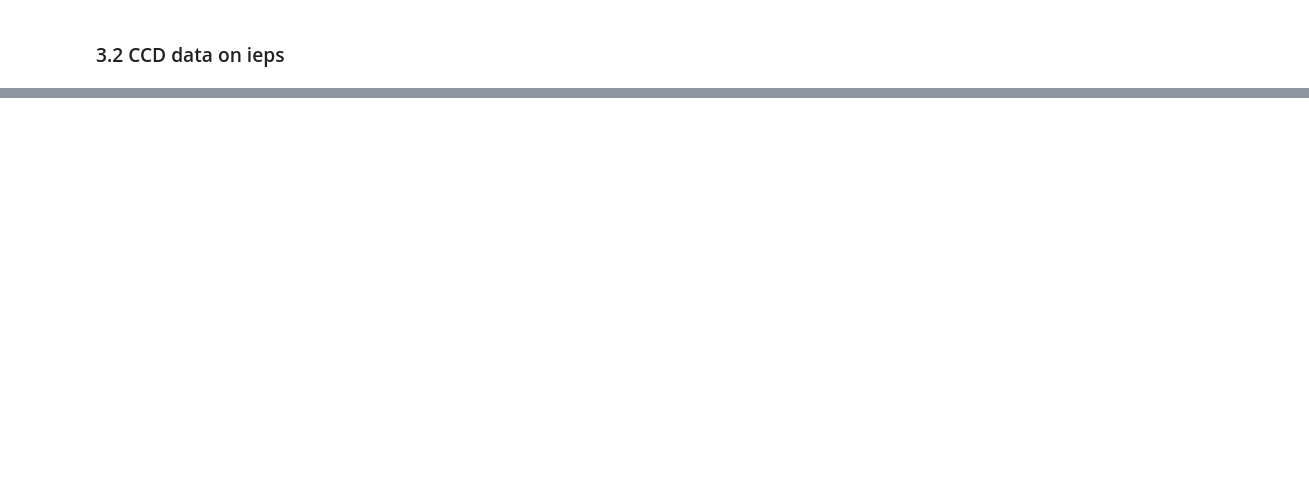
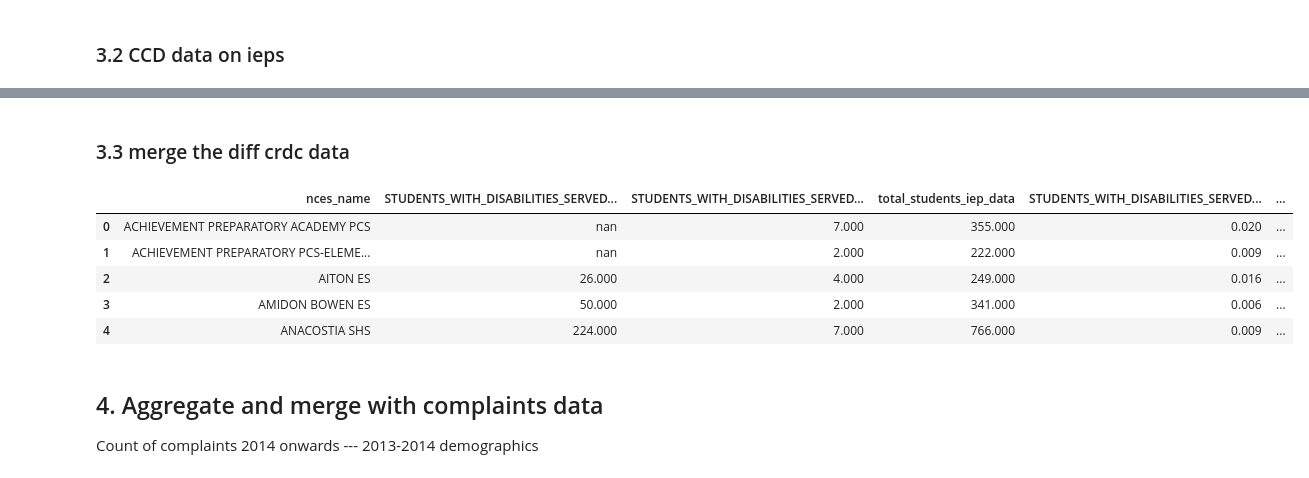
Before and after one commit to rebeccajohnson88/rights_towhat_chapter, a Jupyter notebook: code/03_merge_withdem.ipynb, the cells around one changed output, grey strips where cells are left out. Drawn from its saved outputs; the diff is of its cells as text; code cells hidden in the pictures; blank space fills up the shorter version.

```diff
--- a/code/03_merge_withdem.ipynb
+++ b/code/03_merge_withdem.ipynb
@@ -552,0 +638,22 @@ frpl_vars
+# %%
+disc_summary = aggregate_crdc(data = crdc_disc_foragg,
+                             var_col = "total_discipline",
+                            value_col = "total_discipline",
+                             format = "wide")
+
+crdc_res_foragg = crdc_largerpull_fill.loc[~crdc_largerpull_fill.enrollment.isin(['0',
+                                        'Not applicable']),
+                                        ['school_name', 'year',
+                                        'enrollment',
+                                        'total_restraint_seclude']].copy()
+crdc_res_foragg.rename(columns = {'enrollment':
+            'total'}, inplace = True)
+
+res_summary = aggregate_crdc(data = crdc_res_foragg,
+                             var_col = "total_restraint_seclude",
+                            value_col = "total_restraint_seclude",
+                             format = "wide")
+
+
+
+res_summary.head()
@@ -552,0 +667,33 @@ frpl_vars
+# %% [markdown]
+### 3.3 merge the diff crdc data
+# %%
+res_summary.rename(columns = {'TOTAL': 'total_students_ressec_data'},
+                  inplace = True)
+
+disc_summary.rename(columns = {'TOTAL': 'total_students_disc_data'},
+                  inplace = True)
+
+iep_summary.rename(columns = {'TOTAL': 'total_students_iep_data'},
+                  inplace = True)
+
+res_exclude_year = [col for col in res_summary.columns if col != "YEAR"]
+disc_exclude_year = [col for col in disc_summary.columns if col != "YEAR"]
+# %%
+
+## merge all three crdc
+dfs_crdc = [df.set_index(['SCHOOL_NAME']) for df in [iep_summary,
+                                                    res_summary[res_exclude_year],
+                                                    disc_summary[disc_exclude_year]]]
+
+crdc_rates_tomerge  = pd.concat(dfs_crdc, axis=1).reset_index().rename(columns = {'index': 'nces_name'})
+# %% [output]
+|  | nces_name | STUDENTS_WITH_DISABILITIES_SERVED... | STUDENTS_WITH_DISABILITIES_SERVED... | total_students_iep_data | STUDENTS_WITH_DISABILITIES_SERVED... | ... |
+| 0 | ACHIEVEMENT PREPARATORY ACADEMY PCS | nan | 7.000 | 355.000 | 0.020 | ... |
+| 1 | ACHIEVEMENT PREPARATORY PCS-ELEME... | nan | 2.000 | 222.000 | 0.009 | ... |
+| 2 | AITON ES | 26.000 | 4.000 | 249.000 | 0.016 | ... |
+| 3 | AMIDON BOWEN ES | 50.000 | 2.000 | 341.000 | 0.006 | ... |
+| 4 | ANACOSTIA SHS | 224.000 | 7.000 | 766.000 | 0.009 | ... |
+# %% [markdown]
+## 4. Aggregate and merge with complaints data
+
+Count of complaints 2014 onwards --- 2013-2014 demographics
```
Also changed, not shown: parts of 33 cells of this notebook.
